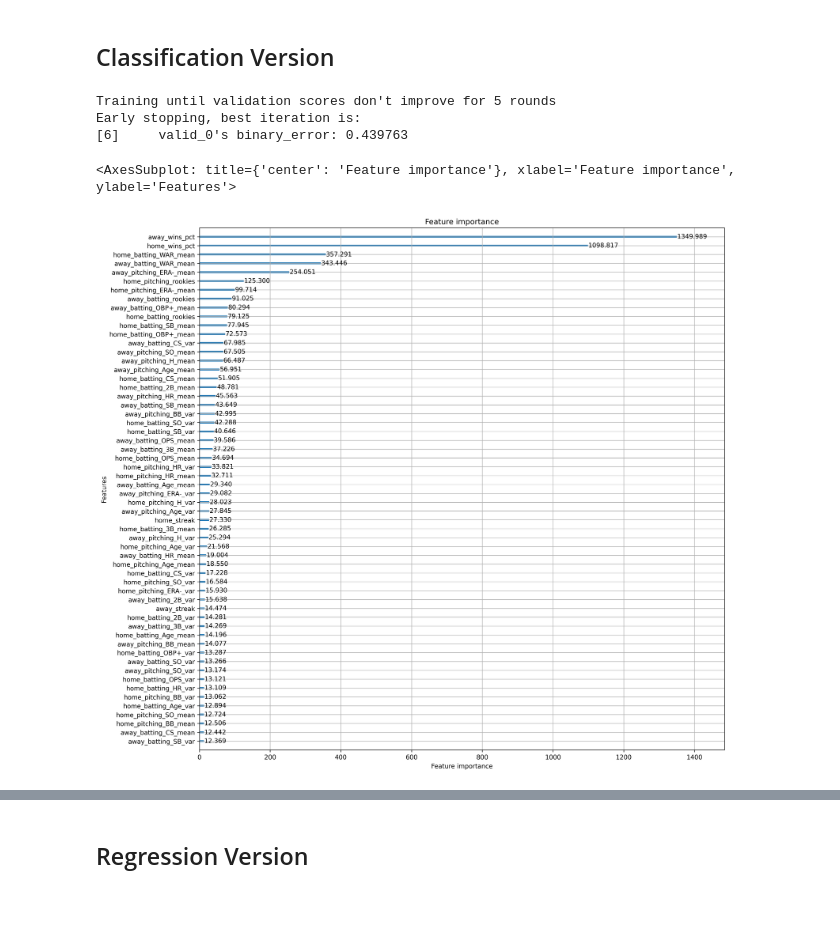
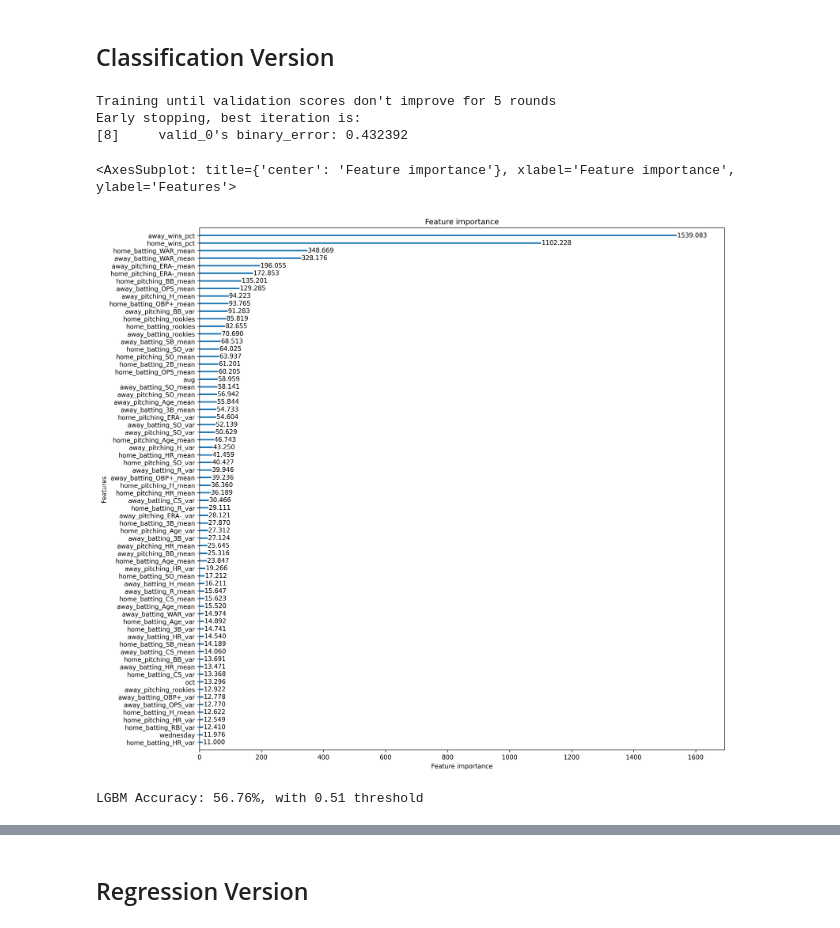
Before and after one commit to superMDguy/moneyball, a Jupyter notebook: notebook.ipynb, the cells around one changed output, grey strips where cells are left out. Saved outputs shown, nothing was run; the diff lists cells and outputs as text; code cells hidden in the pictures.

Commit message:
more data work

```diff
--- a/notebook.ipynb
+++ b/notebook.ipynb
@@ -21,6 +21,11 @@ batting_cols = [
     # Normalization
     "AB",
     # Stats
+    # Bonus
+    "R",
+    "H",
+    "RBI",
+    # "Lob",
     "OPS",  # TODO: how to get OPS+?
     "WAR",
     "OBP+",
@@ -35,6 +40,6 @@ batting_cols = [
 batting_cleaned = batting_data[batting_cols].dropna()
 batting_cleaned = batting_cleaned[batting_cleaned["AB"] > 0]
 # Normalize for at-bats
-for col in ["OPS", "2B", "3B", "HR", "SO", "CS", "SB"]:
+for col in ["R", "H", "RBI", "OPS", "2B", "3B", "HR", "SO", "CS", "SB"]:
     batting_cleaned[col] /= batting_cleaned["AB"]
 batting_cleaned.rename(columns={"AB": "weight"}, inplace=True)
@@ -388,6 +413,15 @@ for i, row in tqdm(schedules_cleaned.iterrows(), total=len(schedules_cleaned)):
         features[f"away_{key}"] = value
     new_features.append(features)
 new_features = pd.DataFrame(new_features)
+# %%
+# Day/Month Features
+schedules_cleaned["Day"] = schedules_cleaned["Date"].str.split(",").str[0].str.lower()
+schedules_cleaned["Month"] = schedules_cleaned["Date"].str.split().str[1].str.lower()
+# Add Dummies
+day_dummies = pd.get_dummies(schedules_cleaned["Day"])
+month_dummies = pd.get_dummies(schedules_cleaned["Month"])
+schedules_cleaned = pd.concat([schedules_cleaned, day_dummies, month_dummies], axis=1)
+schedules_cleaned.drop(columns=["Day", "Month"], inplace=True)
 # %%
 final_data = pd.concat(
     [schedules_cleaned.reset_index(drop=True), new_features.reset_index(drop=True)],
@@ -437,7 +471,9 @@ def best_accuracy(y_true, y_prob):
 seasons = final_data.Season.unique()
 train_seasons, test_seasons = train_test_split(seasons, test_size=0.2)
 train_mask = final_data.Season.isin(train_seasons)
-X = final_data.drop(columns=["HomeTeam", "AwayTeam", "Season", "Win", "Date"]).copy()
+X = final_data.drop(columns=["HomeTeam", "AwayTeam", "Win", "Date"]).copy()
+# Exclude all except "away_wins_pct" and "home_wins_pct"
+# X = final_data[["away_wins_pct", "home_wins_pct"]].copy()
 y = final_data.Win
 
 X_train = X[train_mask]
@@ -447,23 +483,29 @@ y_test = y[~train_mask]
 # %%
 lgb_train = lgb.Dataset(X_train, y_train)
 lgb_test = lgb.Dataset(X_test, y_test, reference=lgb_train)
 
 lgb_model = lgb.train(
     {
         "objective": "binary",
         "metric": "binary_error",
         "verbosity": -1,
     },
     lgb_train,
     num_boost_round=1000,
     valid_sets=lgb_test,
     callbacks=[lgb.early_stopping(stopping_rounds=5)],
 )
 
-lgb.plot_importance(lgb_model, importance_type="gain", figsize=(15, 15))
+lgb.plot_importance(lgb_model, importance_type="gain", figsize=(15, 15), grid=False)
 # %% [output]
 Training until validation scores don't improve for 5 rounds
 Early stopping, best iteration is:
-[6]     valid_0's binary_error: 0.439763
+[8]     valid_0's binary_error: 0.432392
 <AxesSubplot: title={'center': 'Feature importance'}, xlabel='Feature importance', ylabel='Features'>
-[figure, old version]
+[figure, new version]
+# %%
+# LGB Accuracy
+acc, thres = best_accuracy(y_test, lgb_model.predict(X_test))
+print(f"LGBM Accuracy: {acc*100:.2f}%, with {thres:.2f} threshold")
+# %% [output]
+LGBM Accuracy: 56.76%, with 0.51 threshold
```
Also changed, not shown: parts of 12 cells of this notebook, 2 other files.
